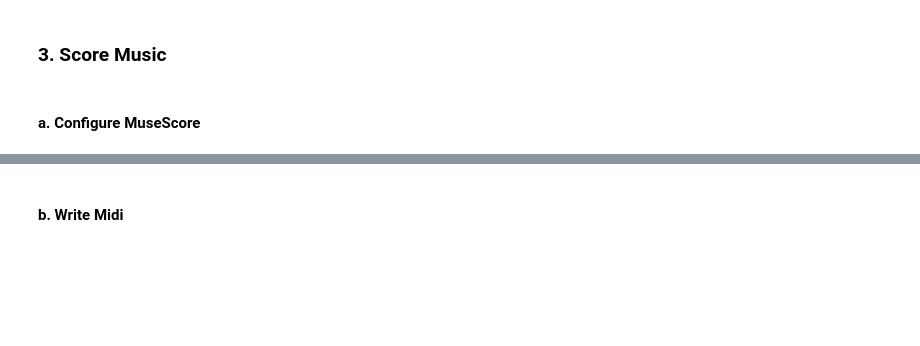
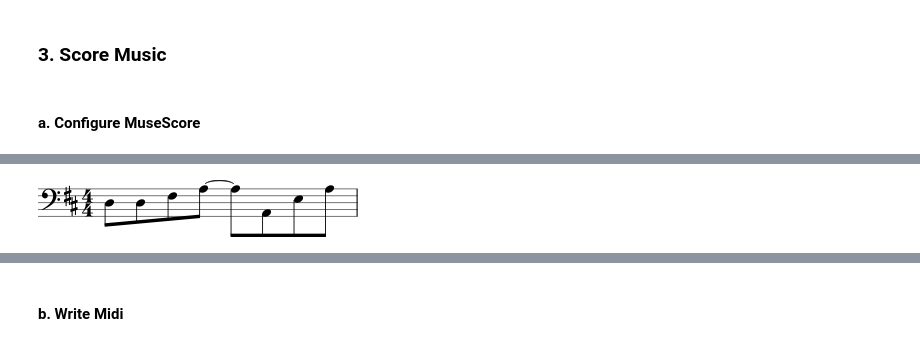
Before and after one commit to MickyDowns/deep-keras-music-net, a Jupyter notebook: music_study_aid.ipynb, the cells around one changed output, grey strips where cells are left out. Saved outputs shown, nothing was run; the diff lists cells and outputs as text; code cells hidden in the pictures; blank space fills up the shorter version.

```diff
--- a/music_study_aid.ipynb
+++ b/music_study_aid.ipynb
@@ -4166,0 +4334,5 @@ class Musescore_context():
+# %%
+#play_m21(s3a_col.parts[part].measures(frm,to))
+s3a_col.parts[part].measures(frm,to).show()
+# %% [output]
+[figure, added]
```
Also changed, not shown: parts of 96 cells of this notebook.
